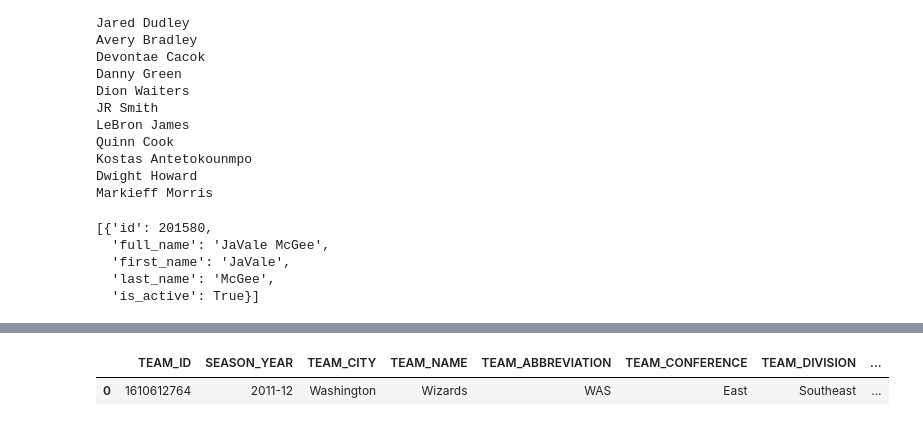
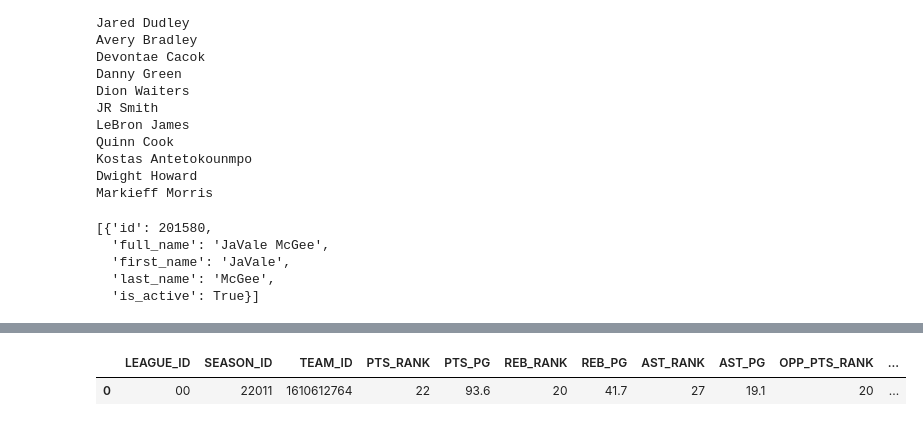
Before and after one commit to marcelcastrolima/nba_data_project, a Jupyter notebook: Untitled.ipynb, the cells around one changed output, grey strips where cells are left out. Cells and saved outputs as stored; diff of their text form; code cells hidden in the pictures.

Commit message:
Explored more team stats

```diff
--- a/Untitled.ipynb
+++ b/Untitled.ipynb
@@ -333,14 +365,14 @@ teamdf
 # %%
 from nba_api.stats.endpoints import teaminfocommon
 
 teaminfo = teaminfocommon.TeamInfoCommon(season_nullable='2011', season_type_nullable='Regular Season', team_id='1610612764')
 
 # pandas data frames (optional: pip install pandas)
-teaminfodf = teaminfo.get_data_frames()[0]
+teaminfodf = teaminfo.get_data_frames()[1]
 
 teaminfodf
 # %% [output]
-|  | TEAM_ID | SEASON_YEAR | TEAM_CITY | TEAM_NAME | TEAM_ABBREVIATION | TEAM_CONFERENCE | TEAM_DIVISION | ... |
-| 0 | 1610612764 | 2011-12 | Washington | Wizards | WAS | East | Southeast | ... |
+|  | LEAGUE_ID | SEASON_ID | TEAM_ID | PTS_RANK | PTS_PG | REB_RANK | REB_PG | AST_RANK | AST_PG | OPP_PTS_RANK | ... |
+| 0 | 00 | 22011 | 1610612764 | 22 | 93.6 | 20 | 41.7 | 27 | 19.1 | 20 | ... |
 # %%
 standingsdf.merge(lebron, on='TeamID', how='inner')
```
Also changed, not shown: parts of 9 cells of this notebook.
